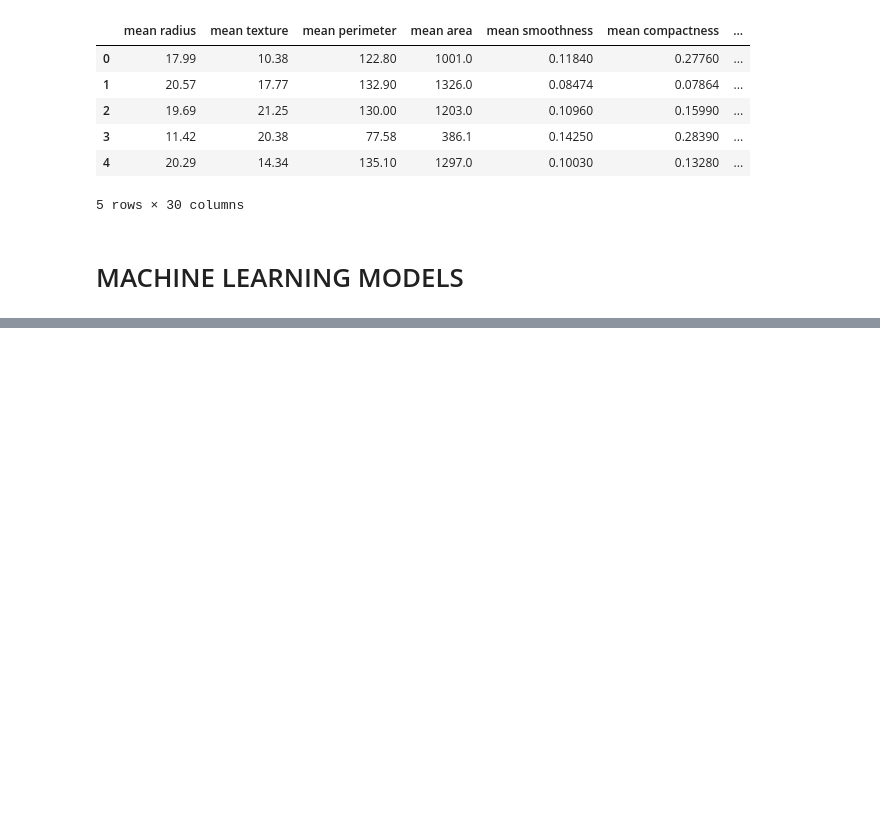
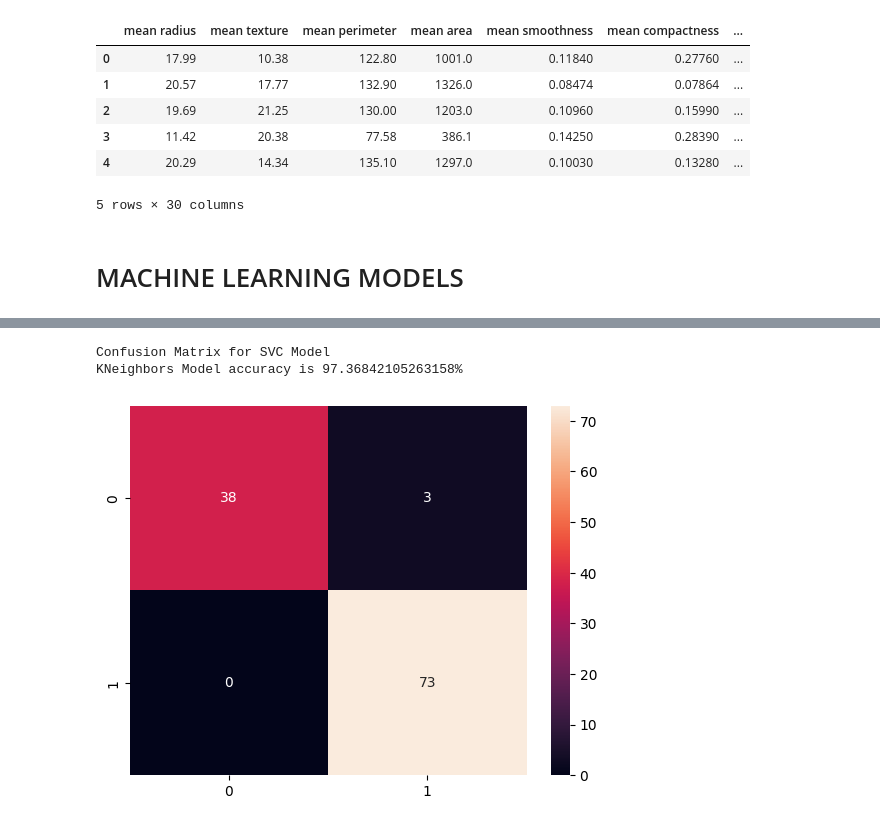
Before and after one commit to adamerikoff/learningDeepMachine, a Jupyter notebook: cancer_classification_comparison.ipynb, the cells around one changed output, grey strips where cells are left out. Cells and saved outputs as stored; diff of their text form; code cells hidden in the pictures; blank space fills up the shorter version.

```diff
--- a/cancer_classification_comparison.ipynb
+++ b/cancer_classification_comparison.ipynb
@@ -38,0 +75,17 @@ X_test = sc.transform(X_test)
+# %%
+from sklearn.svm import SVC
+SVCModel = SVC(kernel = 'linear', random_state=0)
+
+SVCModel.fit(X_train, y_train)
+
+y_pred_SVC = SVCModel.predict(X_test)
+
+from sklearn.metrics import confusion_matrix
+cm_SVC = confusion_matrix(y_test, y_pred_SVC)
+print('Confusion Matrix for SVC Model')
+sns.heatmap(cm_SVC,annot=True)
+print("KNeighbors Model accuracy is {}%".format(((cm_SVC[0][0] + cm_SVC[1][1])/cm_SVC.sum())*100))
+# %% [output]
+Confusion Matrix for SVC Model
+KNeighbors Model accuracy is 97.36842105263158%
+[figure, added]
```
Also changed, not shown: parts of 6 cells of this notebook.
